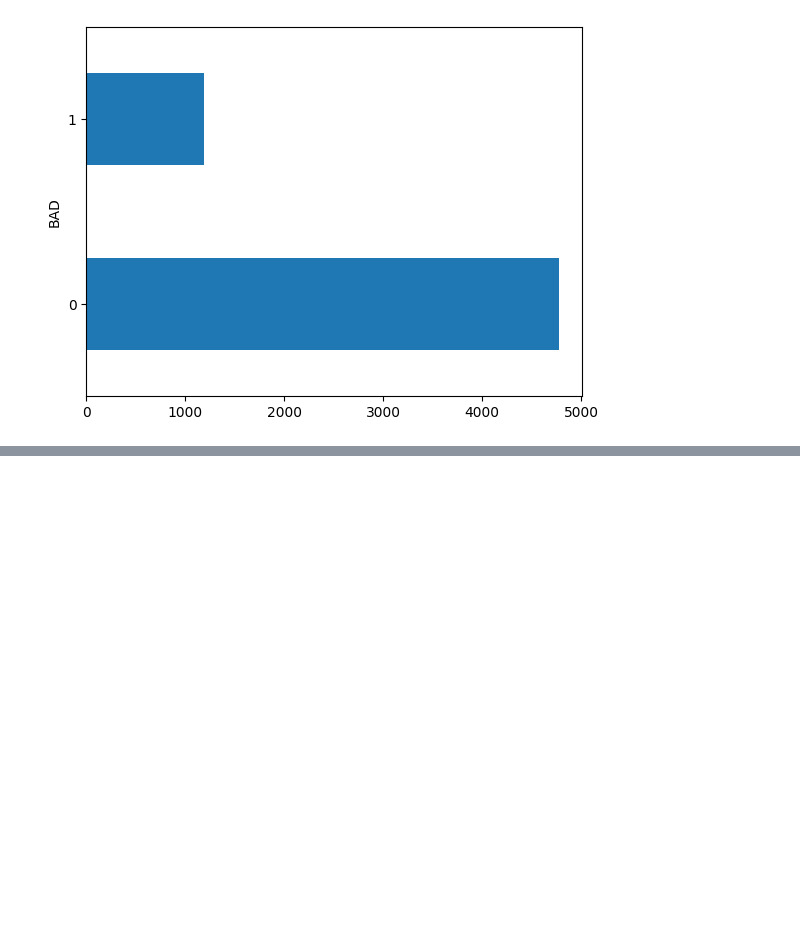
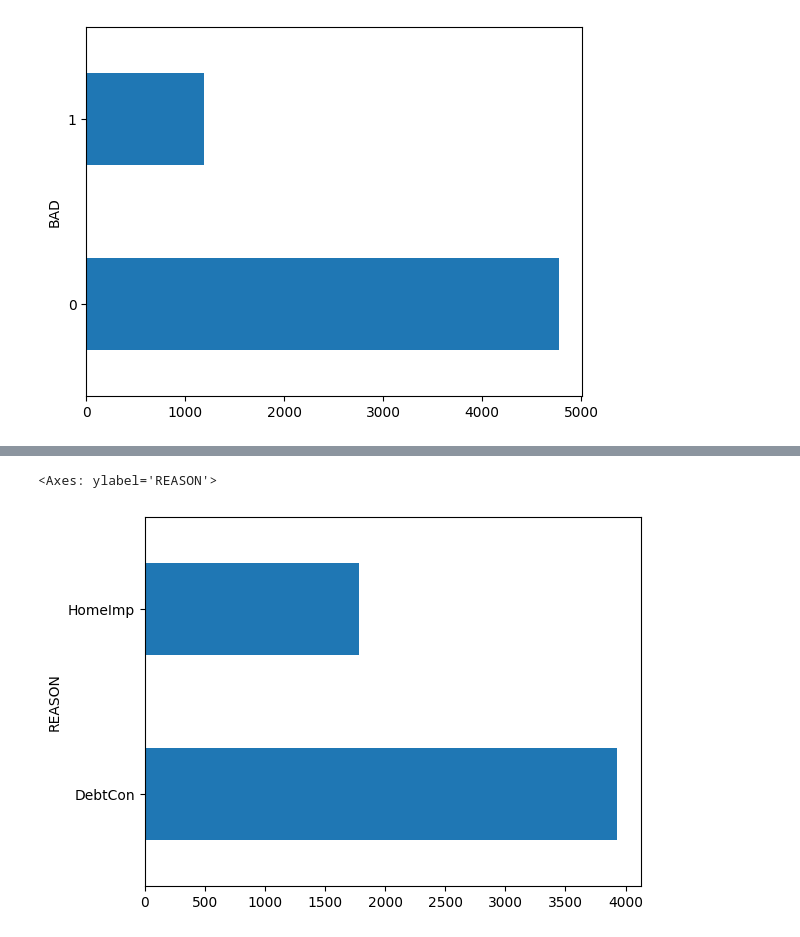
Before and after one commit to 4rn3/loan_default_prediction, a Jupyter notebook: data_analysis.ipynb, the cells around one changed output, grey strips where cells are left out. Drawn from its saved outputs; the diff is of its cells as text; code cells hidden in the pictures; blank space fills up the shorter version.

```diff
--- a/data_analysis.ipynb
+++ b/data_analysis.ipynb
@@ -178,0 +205,5 @@ Most loan prediction data is imbalanced and as to be expected this dataset is as
+# %%
+df["REASON"].value_counts().plot(kind="barh")
+# %% [output]
+<Axes: ylabel='REASON'>
+[figure, added]
```
Also changed, not shown: parts of 23 cells of this notebook, 1 other file.
